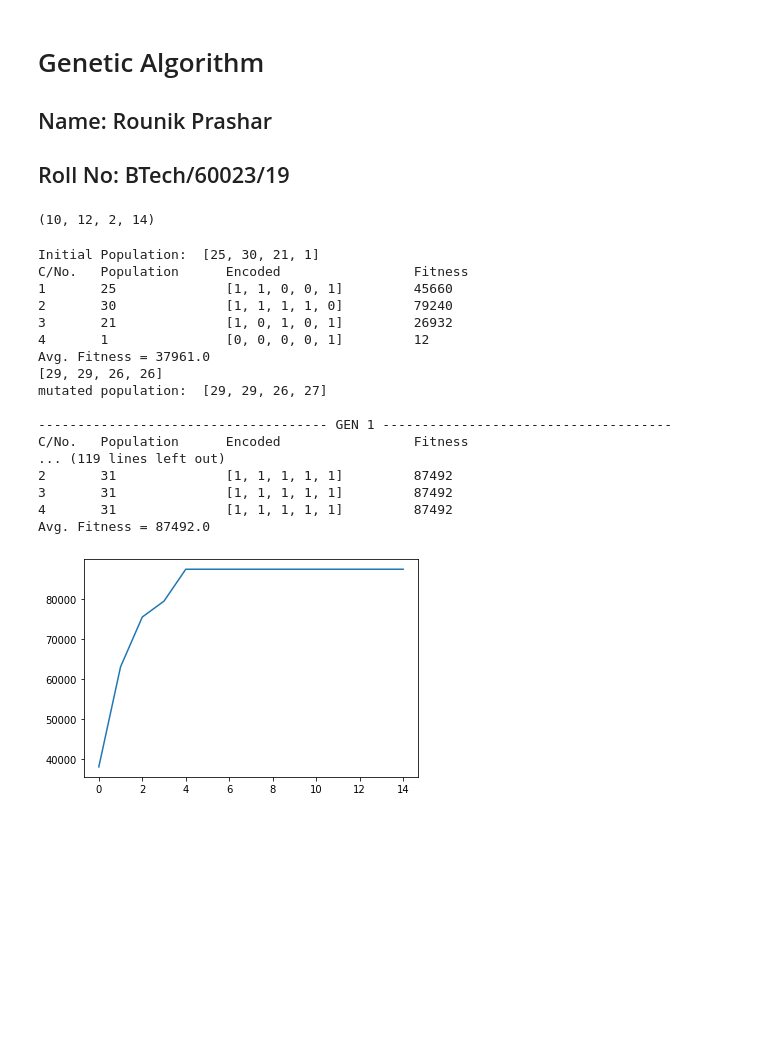
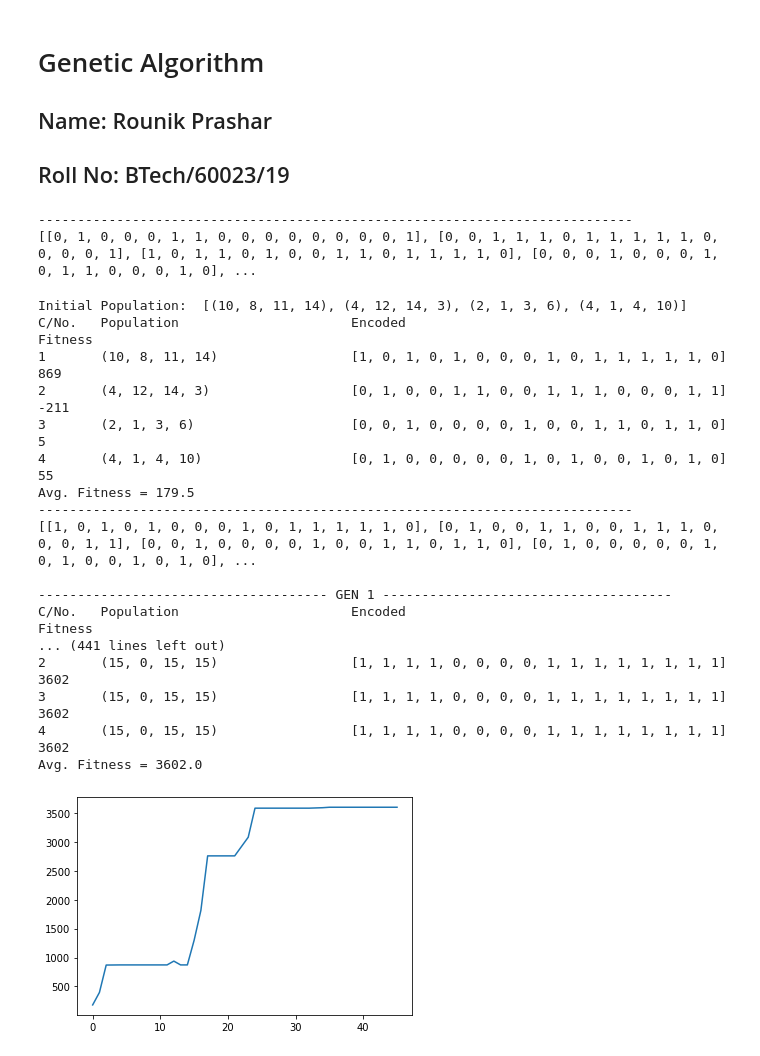
Before and after one commit to Rounik10/Genetic-Algorithm, a Jupyter notebook: GA Lab 1.ipynb, the cells around one changed output. Saved outputs shown, nothing was run; the diff lists cells and outputs as text; code cells hidden in the pictures; blank space fills up the shorter version.

```diff
--- a/GA Lab 1.ipynb
+++ b/GA Lab 1.ipynb
@@ -57,21 +57,22 @@ def decodeList(binArr):
 # def getFitness(population): return [f(x) for x in population]
 
 def getFitness(population):
-    pass
+    return [getIndividualFitness(x) for x in population]
 
 def getIndividualFitness(individual):
     return fun(individual[0], individual[1], individual[2], individual[3])
 
+def getEncodedPopulation(population):
+    return [encodeTuple(individual) for individual in population]
 
 # Encoding Population (Binary)
-def getEncodedPopulation(population): return [encode(individual) for individual in population]
+# def getEncodedPopulation(population):
+#     return [encode(individual) for individual in population]
-# %% [output]
-(10, 12, 2, 14)
 # %%
 # Printing the initial Population
 def printPopulation(population, encodedPopulation, fitness):
-    print('C/No.\tPopulation\tEncoded\t\t\tFitness')
-    for i in range(SIZE): print(f'{i+1}\t{population[i]}\t\t{encodedPopulation[i]}\t\t{fitness[i]}')
+    print('C/No.\tPopulation\t\t\tEncoded\t\t\t\t\t\t\t\tFitness')
+    for i in range(SIZE): print(f'{i+1}\t{population[i]}\t\t\t{encodedPopulation[i]}\t\t{fitness[i]}')
     print('Avg. Fitness =', sum(fitness)/len(fitness))
 # %%
 # Creating Mating Pool
@@ -94,14 +95,14 @@ MUTATION_CHANCE = 0.05
 
 def mutatePopulation(population):
     if (random.random() >= MUTATION_CHANCE):
-        encodedPopulation = [encode(ind) for ind in population]
+        encodedPopulation = [encodeTuple(ind) for ind in population]
 #         print(encodedPopulation)
 
         index = random.randint(0,len(encodedPopulation)-1)
         encodedPopulation[index] = mutateIndividual(encodedPopulation[index])
 
 #         print(encodedPopulation)
-        return [decode(enc) for enc in encodedPopulation]
+        return [decodeList(enc) for enc in encodedPopulation]
     else:
         return population
 
@@ -129,9 +130,12 @@ def getNewPopulation(fitness, encodedPopulation):
         children.append(firstOffspring)
         children.append(secondOffspring)
 
-    newPopulation = [decode(ele) for ele in encodedPopulation + children]
+#     newPopulation = [decode(ele) for ele in encodedPopulation + children]
+    print('----------------------------------------------------------------------------')
+    print(encodedPopulation + children)
+    newPopulation = [decodeList(ele) for ele in encodedPopulation + children]
+
     newFitness = getFitness(newPopulation)
-
     newPopulation.sort(reverse = True)
 
     # Survival of the fittest
@@ -146,8 +150,13 @@ def getNewPopulation(fitness, encodedPopulation):
 
     return newPopulation
 
+getNewPopulation(fit, enc)
+
 def getAvgFitness(population):
     return sum(getFitness(population))/len(population)
+# %% [output]
+----------------------------------------------------------------------------
+[[0, 1, 0, 0, 0, 1, 1, 0, 0, 0, 0, 0, 0, 0, 0, 1], [0, 0, 1, 1, 1, 0, 1, 1, 1, 1, 1, 0, 0, 0, 0, 1], [1, 0, 1, 1, 0, 1, 0, 0, 1, 1, 0, 1, 1, 1, 1, 0], [0, 0, 0, 1, 0, 0, 0, 1, 0, 1, 1, 0, 0, 0, 1, 0], ...
 # %%
 def main():
     # Initial Population
@@ -192,25 +201,30 @@ def main():
 
     return avgFitness
 # %%
+import matplotlib.pyplot as plt
+
+def plotGraph(avg):
+    plt.plot(avg)
+
 if __name__ == '__main__':
     avg = main()
     plotGraph(avg)
 # %% [output]
-Initial Population:  [25, 30, 21, 1]
-C/No.   Population      Encoded                 Fitness
-1       25              [1, 1, 0, 0, 1]         45660
-2       30              [1, 1, 1, 1, 0]         79240
-3       21              [1, 0, 1, 0, 1]         26932
-4       1               [0, 0, 0, 0, 1]         12
-Avg. Fitness = 37961.0
-[29, 29, 26, 26]
-mutated population:  [29, 29, 26, 27]
+Initial Population:  [(10, 8, 11, 14), (4, 12, 14, 3), (2, 1, 3, 6), (4, 1, 4, 10)]
+C/No.   Population                      Encoded                                                         Fitness
+1       (10, 8, 11, 14)                 [1, 0, 1, 0, 1, 0, 0, 0, 1, 0, 1, 1, 1, 1, 1, 0]                869
+2       (4, 12, 14, 3)                  [0, 1, 0, 0, 1, 1, 0, 0, 1, 1, 1, 0, 0, 0, 1, 1]                -211
+3       (2, 1, 3, 6)                    [0, 0, 1, 0, 0, 0, 0, 1, 0, 0, 1, 1, 0, 1, 1, 0]                5
+4       (4, 1, 4, 10)                   [0, 1, 0, 0, 0, 0, 0, 1, 0, 1, 0, 0, 1, 0, 1, 0]                55
+Avg. Fitness = 179.5
+----------------------------------------------------------------------------
+[[1, 0, 1, 0, 1, 0, 0, 0, 1, 0, 1, 1, 1, 1, 1, 0], [0, 1, 0, 0, 1, 1, 0, 0, 1, 1, 1, 0, 0, 0, 1, 1], [0, 0, 1, 0, 0, 0, 0, 1, 0, 0, 1, 1, 0, 1, 1, 0], [0, 1, 0, 0, 0, 0, 0, 1, 0, 1, 0, 0, 1, 0, 1, 0], ...
 
 ------------------------------------- GEN 1 -------------------------------------
-C/No.   Population      Encoded                 Fitness
-... (119 lines left out)
-2       31              [1, 1, 1, 1, 1]         87492
-3       31              [1, 1, 1, 1, 1]         87492
-4       31              [1, 1, 1, 1, 1]         87492
-Avg. Fitness = 87492.0
+C/No.   Population                      Encoded                                                         Fitness
+... (441 lines left out)
+2       (15, 0, 15, 15)                 [1, 1, 1, 1, 0, 0, 0, 0, 1, 1, 1, 1, 1, 1, 1, 1]                3602
+3       (15, 0, 15, 15)                 [1, 1, 1, 1, 0, 0, 0, 0, 1, 1, 1, 1, 1, 1, 1, 1]                3602
+4       (15, 0, 15, 15)                 [1, 1, 1, 1, 0, 0, 0, 0, 1, 1, 1, 1, 1, 1, 1, 1]                3602
+Avg. Fitness = 3602.0
-[figure, old version]
+[figure, new version]
```
